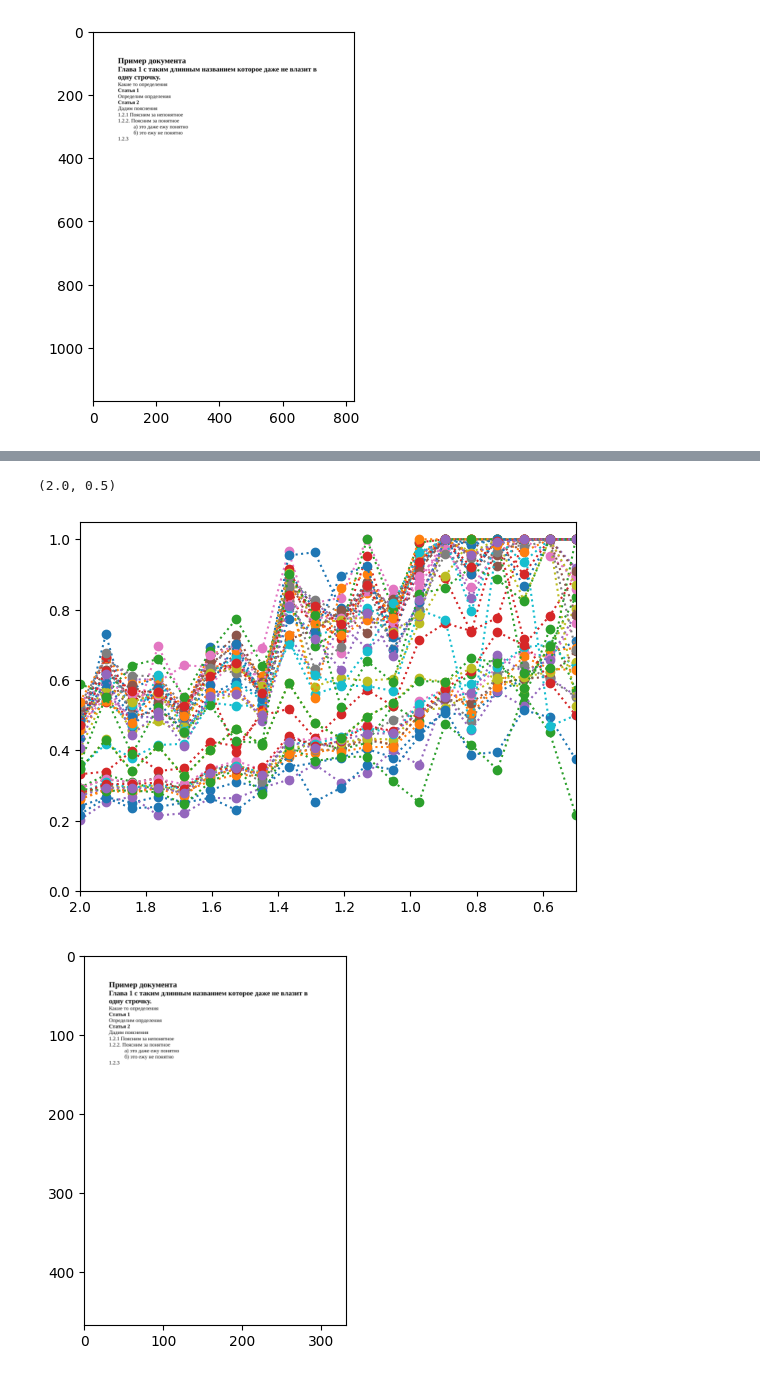
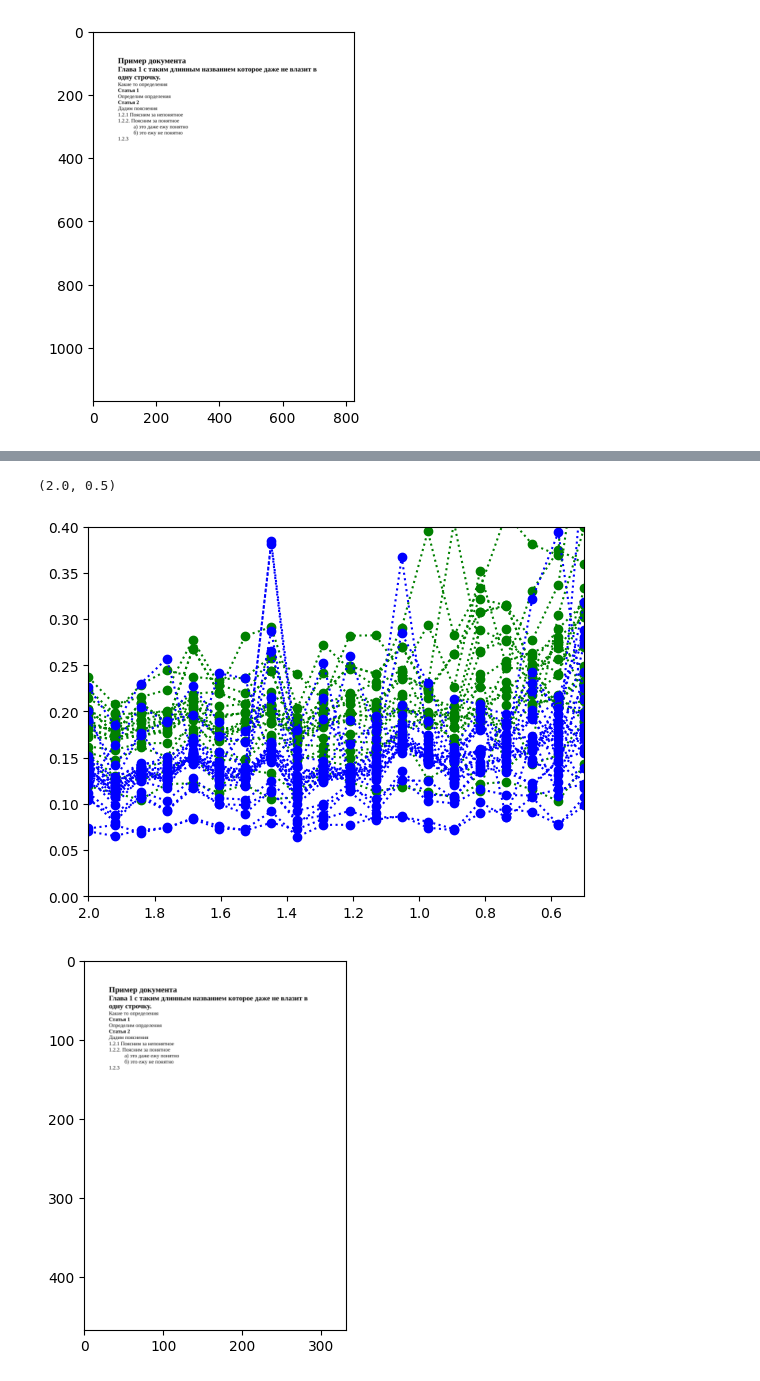
Before and after one commit to Dann38/layout_highlighter, a Jupyter notebook: imgDoc/examples/08-bold-text.ipynb, the cells around one changed output, grey strips where cells are left out. Drawn from its saved outputs; the diff is of its cells as text; code cells hidden in the pictures.

Commit message:
fix ps_bold_extractor

```diff
--- a/imgDoc/examples/08-bold-text.ipynb
+++ b/imgDoc/examples/08-bold-text.ipynb
@@ -31,4 +32,5 @@ binarizer = ValleyEmphasisBinarizer()
 ocen = []
 gray_image = binarizer.binarize(page.image.img)
 for word in page.words:
-    ocen.append(ps_ext.evaluation_words(word.segment.get_segment_from_img(gray_image)))
+    if word.segment.get_height() > 5:
+        ocen.append(ps_ext.evaluation_words(word.segment.get_segment_from_img(gray_image, delta=2)))
@@ -34,0 +62,7 @@ for word in page.words:
+# %%
+page.image.plot()
+for word in page.words:
+    if word.bold == 1:
+        word.segment.plot(color="b")
+    elif word.bold == 0:
+         word.segment.plot(color="g")
@@ -53,13 +89,16 @@ for j, k in enumerate(array_k):
 # %%
 import matplotlib.pyplot as plt
 # %%
-for i in range(N):
-    plt.plot(array_k, rez[i,:], ':o')
-plt.ylim([0, 1.05])
+for i in range( N):
+    if i >15 and not (i in [18, 19]) and not (i in [22, 23]):
+        plt.plot(array_k, rez[i,:], 'b:o')
+    else:
+        plt.plot(array_k, rez[i,:], 'g:o')
+plt.ylim([0, 0.4])
 plt.xlim([2, 0.5])
 # %% [output]
 (2.0, 0.5)
-[figure, old version]
+[figure, new version]
 # %%
 page.set_from_path("img/10.png")
 page.extract_word()
```
Also changed, not shown: parts of 19 cells of this notebook, 4 other files.
